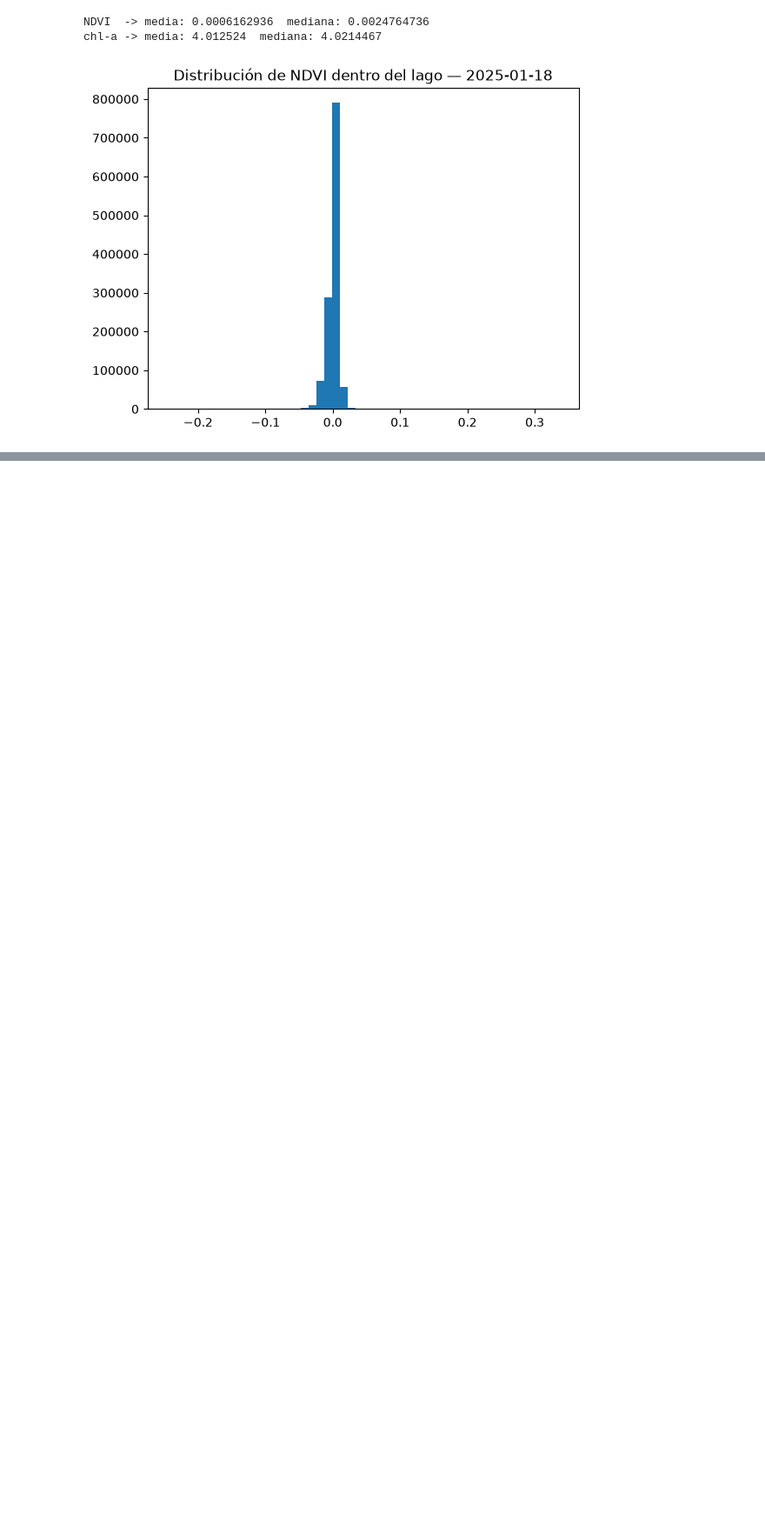
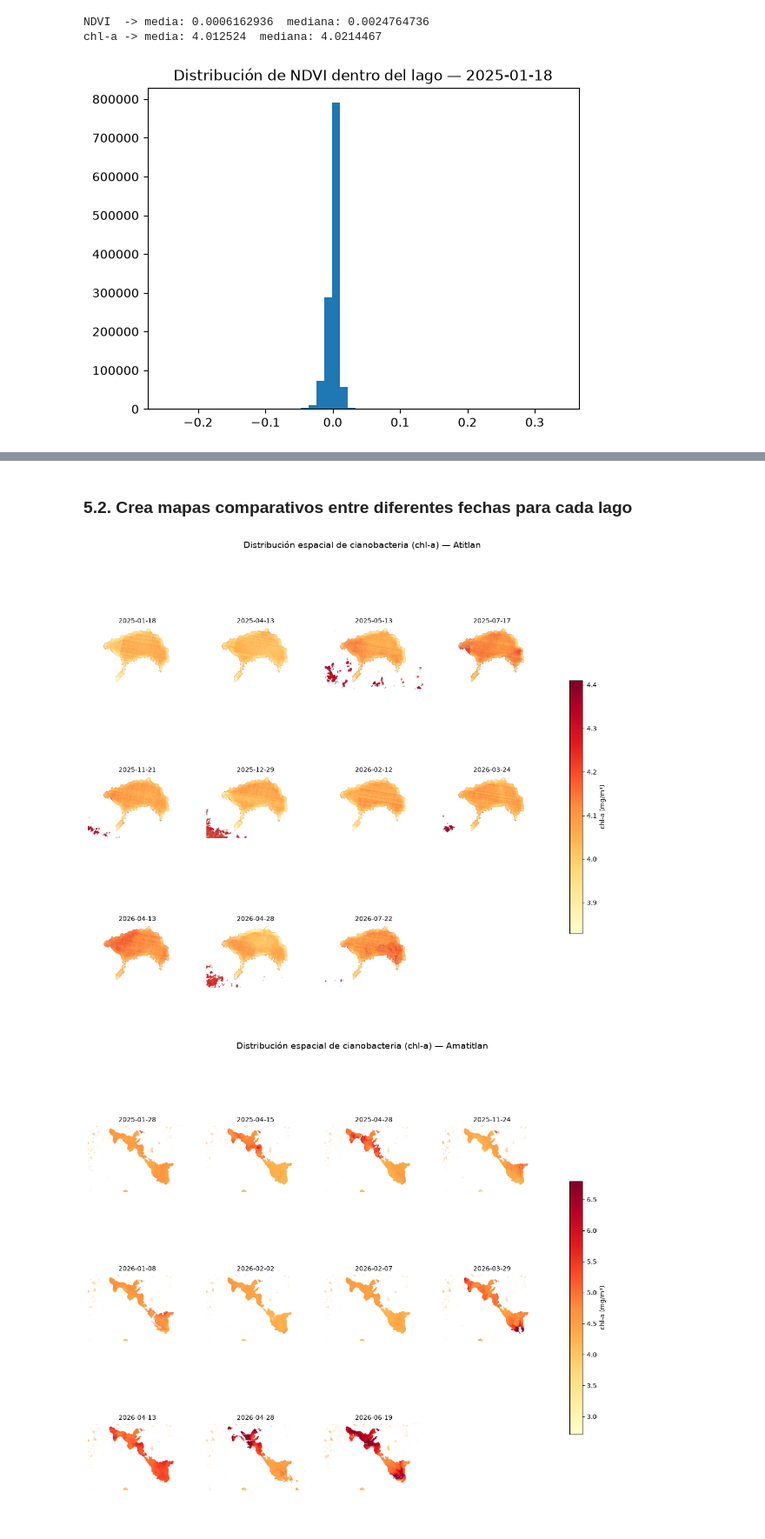
Before and after one commit to Albu231311/Lab4-DS, a Jupyter notebook: laboratorio4.ipynb, the cells around one changed output, grey strips where cells are left out. Shown at 87% size. Saved outputs shown, nothing was run; the diff lists cells and outputs as text; code cells hidden in the pictures; blank space fills up the shorter version.

Commit message:
Mapeo la distribución de cianobacteria dentro de cada lago y generación de un mapa interactivo, completación de la sección 5

```diff
--- a/laboratorio4.ipynb
+++ b/laboratorio4.ipynb
@@ -280,0 +370,2 @@ chl-a -> media: 4.012524  mediana: 4.0214467
+# %% [markdown]
+### 5.2. Crea mapas comparativos entre diferentes fechas para cada lago
@@ -280,0 +383,41 @@ chl-a -> media: 4.012524  mediana: 4.0214467
+# %%
+def mapas_comparativos(lago, cmap_name="YlOrRd", cols=4):
+    fechas = lagos[lago]["fechas"]
+    fechas_validas = [f for f in fechas if os.path.exists(f"data/{lago}_{f}.tif")]
+
+    datos = []
+    for f in fechas_validas:
+        idx = calcular_indices(f"data/{lago}_{f}.tif")
+        chl_agua = np.where(idx["mascara_agua"], idx["chl"], np.nan)
+        datos.append((f, chl_agua))
+
+    todos_validos = np.concatenate([d[~np.isnan(d)] for _, d in datos]) if datos else np.array([0, 1])
+    vmin, vmax = np.nanpercentile(todos_validos, [2, 98])
+
+    n = len(datos)
+    rows = int(np.ceil(n / cols))
+    fig, axs = plt.subplots(rows, cols, figsize=(4 * cols, 4 * rows))
+    axs = np.array(axs).reshape(-1)
+
+    im = None
+    for ax, (fecha, chl_agua) in zip(axs, datos):
+        im = ax.imshow(chl_agua, cmap=cmap_name, vmin=vmin, vmax=vmax)
+        ax.set_title(fecha, fontsize=10)
+        ax.axis("off")
+
+    for ax in axs[len(datos):]:
+        ax.axis("off")
+
+    fig.suptitle(f"Distribución espacial de cianobacteria (chl-a) — {lago.capitalize()}", fontsize=14)
+    if im is not None:
+        fig.colorbar(im, ax=axs.tolist(), shrink=0.6, label="chl-a (mg/m³)")
+    plt.savefig(f"mapas_comparativos_{lago}.png", dpi=150, bbox_inches="tight")
+    plt.show()
+
+    return datos
+
+datos_atitlan = mapas_comparativos("atitlan")
+datos_amatitlan = mapas_comparativos("amatitlan")
+# %% [output]
+[figure, added]
+[figure, added]
```
Also changed, not shown: parts of 10 cells of this notebook, 6 other files.
